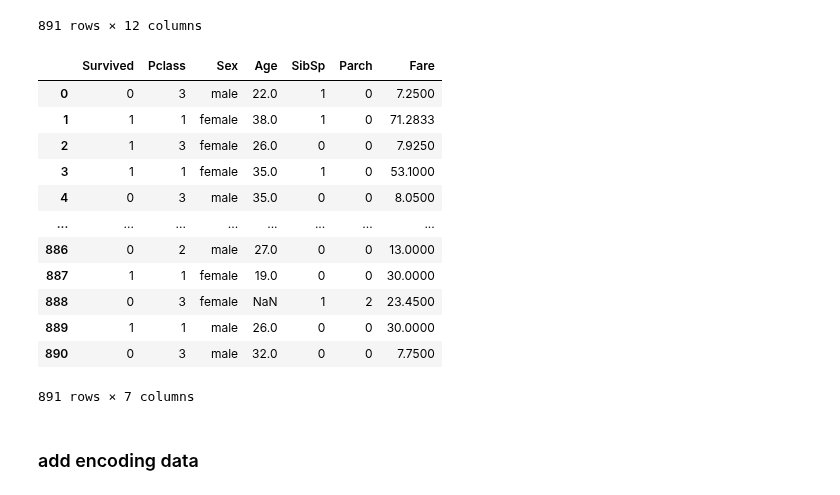
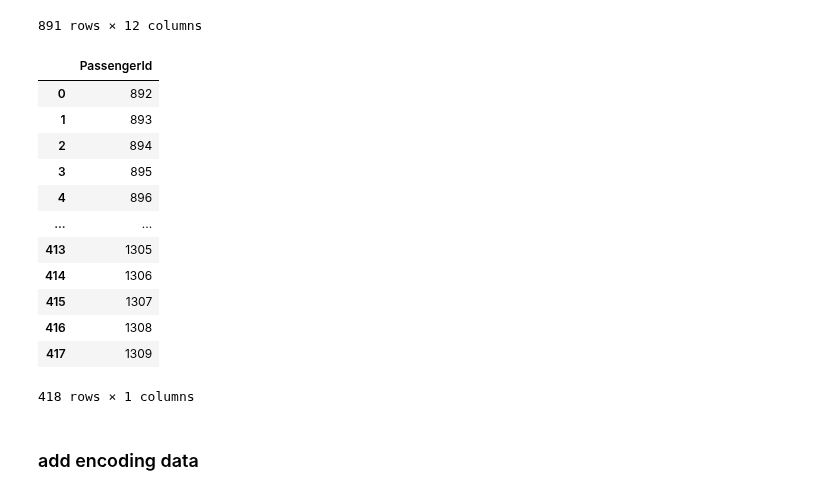
Before and after one commit to KiaShamaei/ds-titanic-dataset-kaggl, a Jupyter notebook: titanic.ipynb, the cells around one changed output. Drawn from its saved outputs; the diff is of its cells as text; code cells hidden in the pictures.

```diff
--- a/titanic.ipynb
+++ b/titanic.ipynb
@@ -12,5 +12,6 @@ from sklearn.metrics import accuracy_score, classification_report
 # %%
-trainMain = pd.read_csv("./train.csv")
+trainMain = pd.read_csv("./train.csv" )
+dfTest = pd.read_csv('test.csv' )
 # %%
 trainMain
 # %% [output]
@@ -28,23 +29,25 @@ trainMain
 | 890 | 891 | 0 | 3 | Dooley, Mr. Patrick | male | 32.0 | 0 | 0 | 370376 | 7.7500 | ... |
 891 rows × 12 columns
 # %%
-trainMainAfterRemove=trainMain.drop( columns=['PassengerId' , 'Name' , 'Ticket' ,'Cabin','Embarked'])
+trainMainAfterRemove=trainMain.drop( columns=['PassengerId', 'Name' , 'Ticket' ,'Cabin','Embarked'])
+dfTestAfterRemove=dfTest.drop( columns=['PassengerId','Name' , 'Ticket' ,'Cabin','Embarked'])
+kaggleResult = pd.DataFrame(dfTest['PassengerId'])
 # %%
-trainMainAfterRemove
+kaggleResult
 # %% [output]
-|  | Survived | Pclass | Sex | Age | SibSp | Parch | Fare |
-| 0 | 0 | 3 | male | 22.0 | 1 | 0 | 7.2500 |
-| 1 | 1 | 1 | female | 38.0 | 1 | 0 | 71.2833 |
-| 2 | 1 | 3 | female | 26.0 | 0 | 0 | 7.9250 |
-| 3 | 1 | 1 | female | 35.0 | 1 | 0 | 53.1000 |
-| 4 | 0 | 3 | male | 35.0 | 0 | 0 | 8.0500 |
-| ... | ... | ... | ... | ... | ... | ... | ... |
-| 886 | 0 | 2 | male | 27.0 | 0 | 0 | 13.0000 |
-| 887 | 1 | 1 | female | 19.0 | 0 | 0 | 30.0000 |
-| 888 | 0 | 3 | female | NaN | 1 | 2 | 23.4500 |
-| 889 | 1 | 1 | male | 26.0 | 0 | 0 | 30.0000 |
-| 890 | 0 | 3 | male | 32.0 | 0 | 0 | 7.7500 |
+|  | PassengerId |
+| 0 | 892 |
+| 1 | 893 |
+| 2 | 894 |
+| 3 | 895 |
+| 4 | 896 |
+| ... | ... |
+| 413 | 1305 |
+| 414 | 1306 |
+| 415 | 1307 |
+| 416 | 1308 |
+| 417 | 1309 |
-891 rows × 7 columns
+418 rows × 1 columns
 # %% [markdown]
 ### add encoding data
 # %%
```
Also changed, not shown: parts of 24 cells of this notebook, 1 other file.
